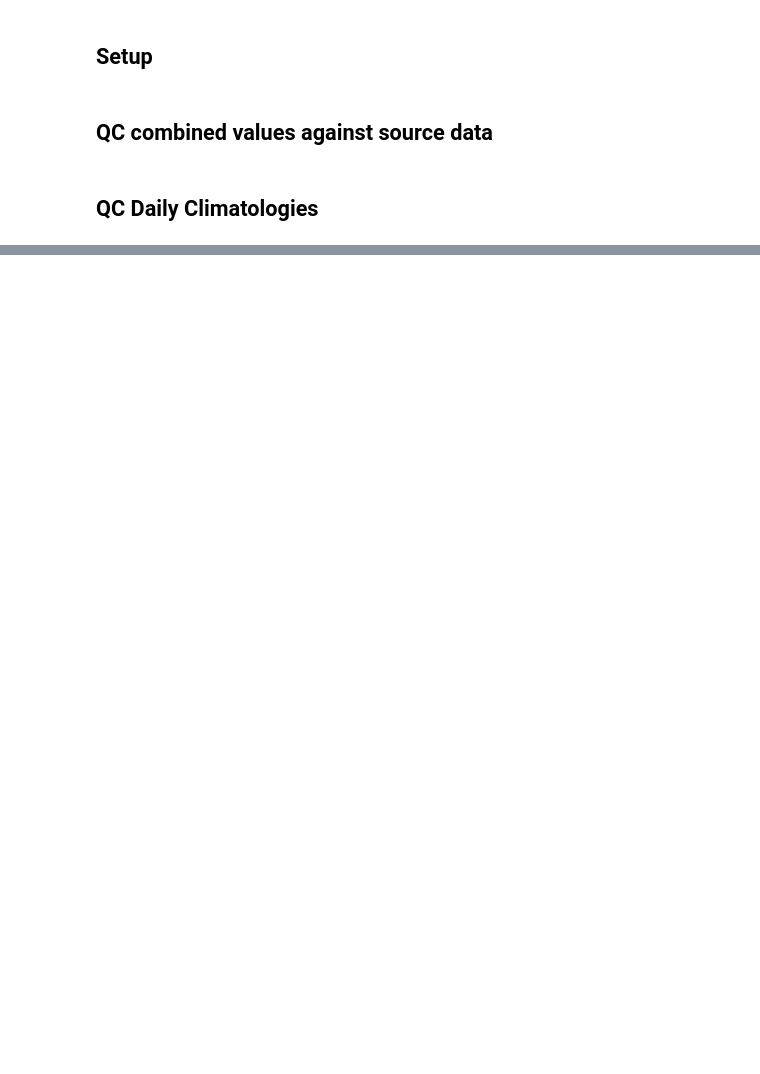
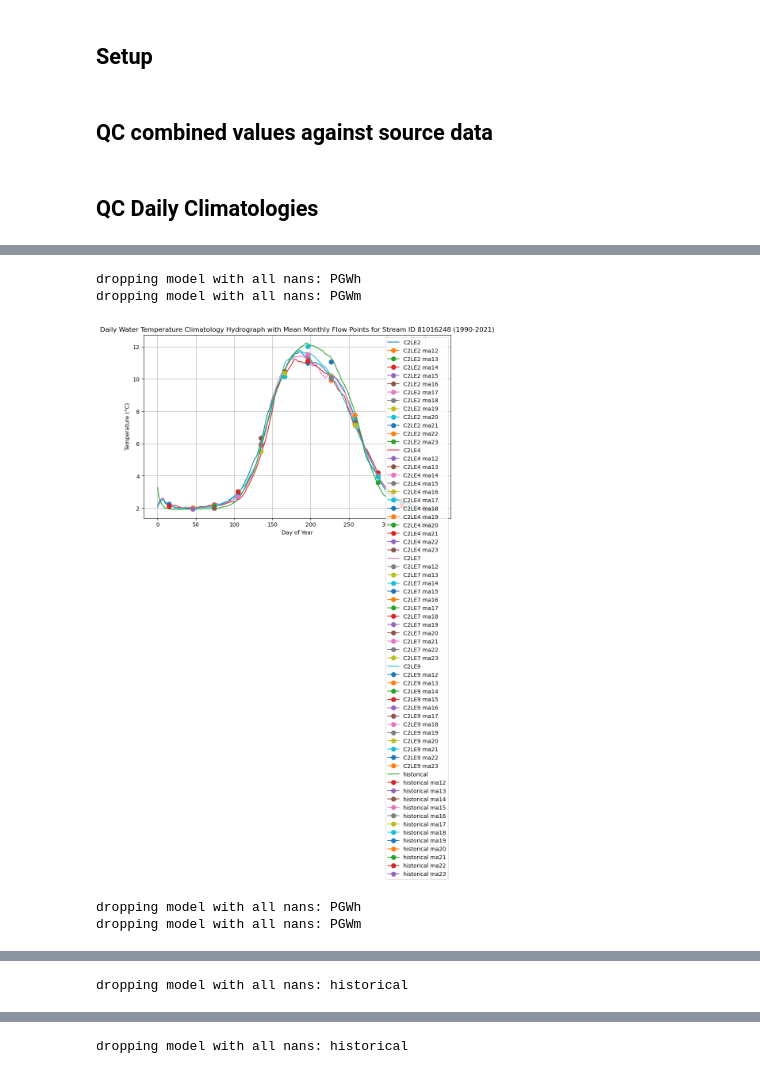
Before and after one commit to ua-snap/arctic_rivers, a Jupyter notebook: processing/qc/qc.ipynb, the cells around one changed output, grey strips where cells are left out. Saved outputs shown, nothing was run; the diff lists cells and outputs as text; code cells hidden in the pictures; blank space fills up the shorter version.

Commit message:
add stats QC functions

```diff
--- a/processing/qc/qc.ipynb
+++ b/processing/qc/qc.ipynb
@@ -19,6 +19,10 @@ q_ds = xr.open_dataset('/import/beegfs/CMIP6/arctic-cmip6/Arctic_Rivers_Data/com
 # load daily climatologies
 wt_clim_ds = xr.open_dataset('/import/beegfs/CMIP6/arctic-cmip6/Arctic_Rivers_Data/daily_clim_wt.nc')
 q_clim_ds = xr.open_dataset('/import/beegfs/CMIP6/arctic-cmip6/Arctic_Rivers_Data/daily_clim_q.nc')
+
+# load stats
+wt_stats_ds = xr.open_dataset('/import/beegfs/CMIP6/arctic-cmip6/Arctic_Rivers_Data/stats_wt.nc')
+q_stats_ds = xr.open_dataset('/import/beegfs/CMIP6/arctic-cmip6/Arctic_Rivers_Data/stats_q.nc')
 # %% [markdown]
 ## QC combined values against source data
 # %%
@@ -244,0 +287,7 @@ dropping model with all nans: historical
+# %%
+stream_id = random.choice(wt_stats_ds.stream_id.values)
+model="C2LE7"
+era="2034-2065"
+
+test_for_values(wt_stats_ds, model, stream_id, era)
+test_for_values(q_stats_ds, model, stream_id, era)
@@ -244,0 +341,17 @@ dropping model with all nans: historical
+# %%
+stream_id = random.choice(wt_ds.stream_id.values)
+era="1990-2021"
+
+plot_hydrograph_with_stats(wt_clim_ds, wt_stats_ds, stream_id, era, "Water Temperature")
+plot_hydrograph_with_stats(q_clim_ds, q_stats_ds, stream_id, era, "Streamflow")
+
+era="2034-2065"
+
+plot_hydrograph_with_stats(wt_clim_ds, wt_stats_ds, stream_id, era, "Water Temperature")
+plot_hydrograph_with_stats(q_clim_ds, q_stats_ds, stream_id, era, "Streamflow")
+# %% [output]
+dropping model with all nans: PGWh
+dropping model with all nans: PGWm
+[figure, added]
+dropping model with all nans: PGWh
+dropping model with all nans: PGWm
@@ -244,0 +359 @@ dropping model with all nans: historical
+dropping model with all nans: historical
@@ -244,0 +361 @@ dropping model with all nans: historical
+dropping model with all nans: historical
```
Also changed, not shown: parts of 12 cells of this notebook.
